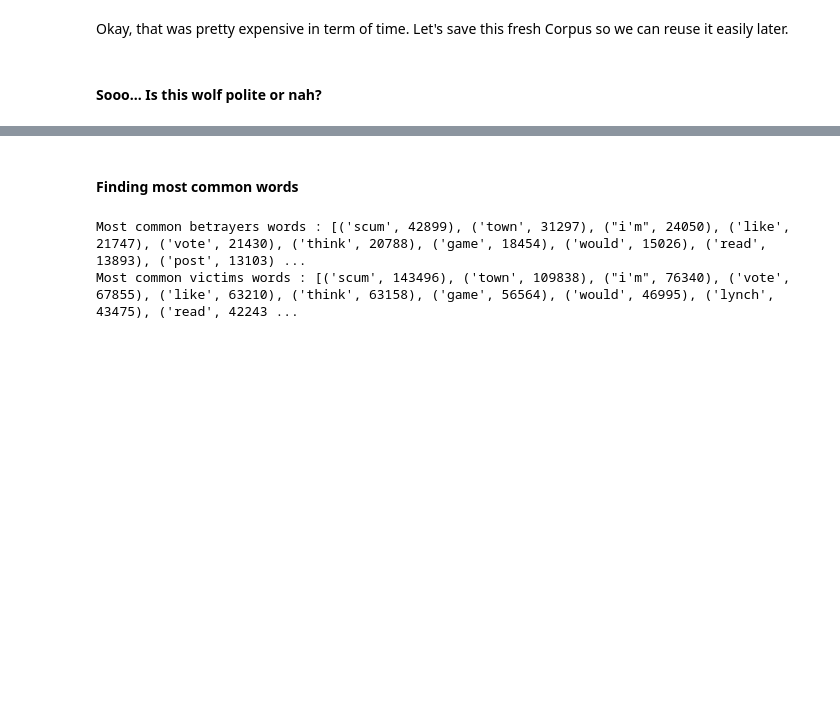
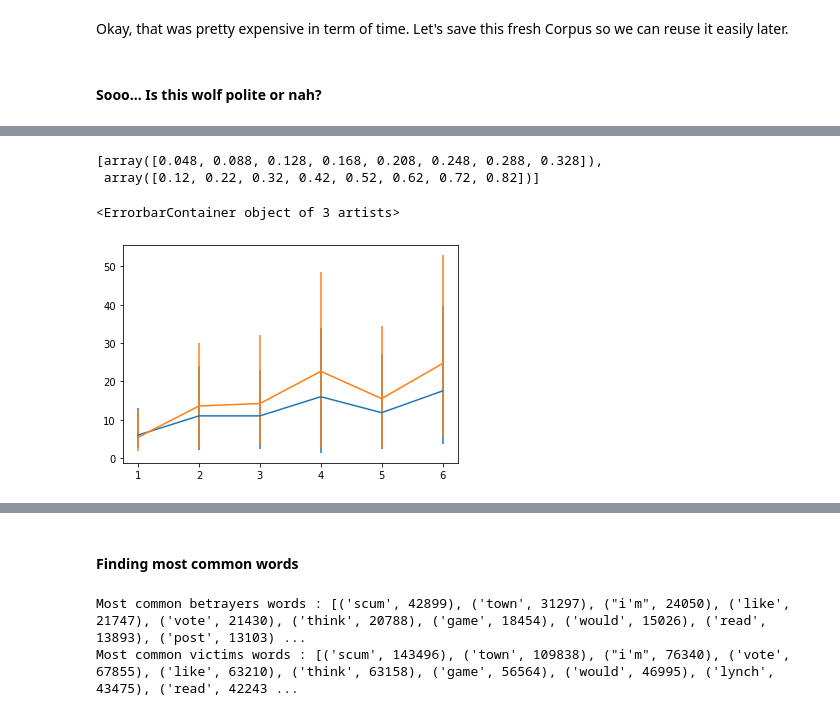
Before and after one commit to epfl-ada/ada-2020-project-milestone-p3-p3_bamboozled-gang, a Jupyter notebook: project_report.ipynb, the cells around one changed output, grey strips where cells are left out. Saved outputs shown, nothing was run; the diff lists cells and outputs as text; code cells hidden in the pictures; blank space fills up the shorter version.

```diff
--- a/project_report.ipynb
+++ b/project_report.ipynb
@@ -831,8 +863,8 @@ df
 # %%
 # define a tokenizer based on a tweeter tokenizer from nltk package
 tknzr = TweetTokenizer(strip_handles=True, reduce_len=True)
+
 # get the number of words per message (removing punctuation)
-df['nb_words'] = [len([word for word in tknzr.tokenize(message) if (word not in string.punctuation)])
-                  for message in df.content]
-df
+df_talkativeness_last_5['nb_words'] = [len([word for word in tknzr.tokenize(message) if (word not in string.punctuation)])
+                  for message in df_talkativeness_last_5.content]
 # %% [output]
@@ -913,0 +989,3 @@ info_rounds
+# %%
+results = average_messages.reset_index()
+#bootstrap_CI_median
@@ -913,0 +1017,11 @@ info_rounds
+# %%
+lower_error = []
+upper_error = []
+
+for round in np.unique(results.rounds_to_end):
+    low, up = bootstrap_CI_median(results[(results.betrayer == True) & (results.rounds_to_end == round)]['av_messages'])
+    lower_error.append(low)
+    upper_error.append(up)
+
+asymmetric_error = [lower_error, upper_error]
+asymmetric_error
@@ -913,0 +1039,53 @@ info_rounds
+# %%
+x = np.arange(0.1, 4, 0.5)
+y = np.exp(-x)
+# example error bar values that vary with x-position
+error = 0.1 + 0.2 * x
+# error bar values w/ different -/+ errors
+lower_error = 0.4 * error
+upper_error = error
+asymmetric_error = [lower_error, upper_error]
+asymmetric_error
+# %% [output]
+[array([0.048, 0.088, 0.128, 0.168, 0.208, 0.248, 0.288, 0.328]),
+ array([0.12, 0.22, 0.32, 0.42, 0.52, 0.62, 0.72, 0.82])]
+# %%
+round = [1, 2, 3, 4, 5, 6]
+lower_error = []
+upper_error = []
+fig, ax = plt.subplots()
+
+for rd in np.unique(results.rounds_to_end):
+    low, up = bootstrap_CI_median(results[(results.betrayer == True) & (results.rounds_to_end == rd)]['av_messages'])
+    lower_error.append(low)
+    upper_error.append(up)
+asymmetric_error = [lower_error, upper_error]
+asymmetric_error
+
+plt.errorbar(x = round
+             , y = results[results.betrayer == True].groupby(['rounds_to_end']).median()['av_messages']
+             , yerr= asymmetric_error
+            )
+
+lower_error = []
+upper_error = []
+for rd in np.unique(results.rounds_to_end):
+    low, up = bootstrap_CI_median(results[(results.betrayer == False) & (results.rounds_to_end == rd)]['av_messages'])
+    lower_error.append(low)
+    upper_error.append(up)
+asymmetric_error = [lower_error, upper_error]
+asymmetric_error
+
+plt.errorbar(x = round
+             , y = results[results.betrayer == False].groupby(['rounds_to_end']).median()['av_messages']
+             , yerr= asymmetric_error
+            )
+
+#ax.plot(round, results[results.betrayer == False].groupby(['rounds_to_end']).median()['av_messages'])
+
+#plt.set(xlabel='rounds to end', ylabel='number of messages per person',
+       #title='  ')
+#plt.grid()
+# %% [output]
+<ErrorbarContainer object of 3 artists>
+[figure, added]
```
Also changed, not shown: parts of 34 cells of this notebook.
